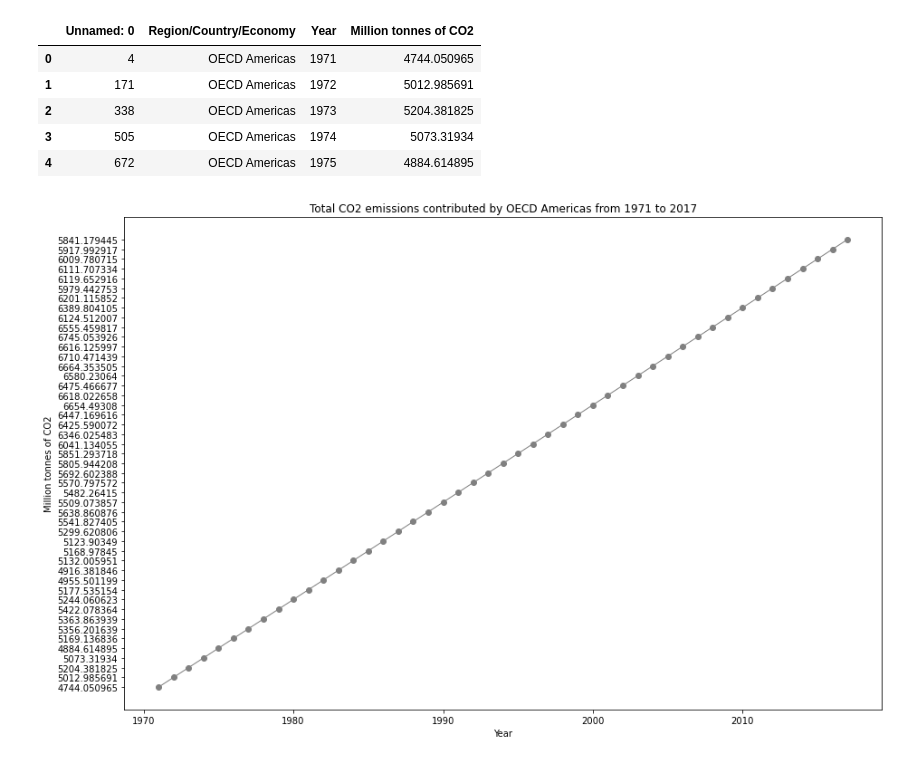
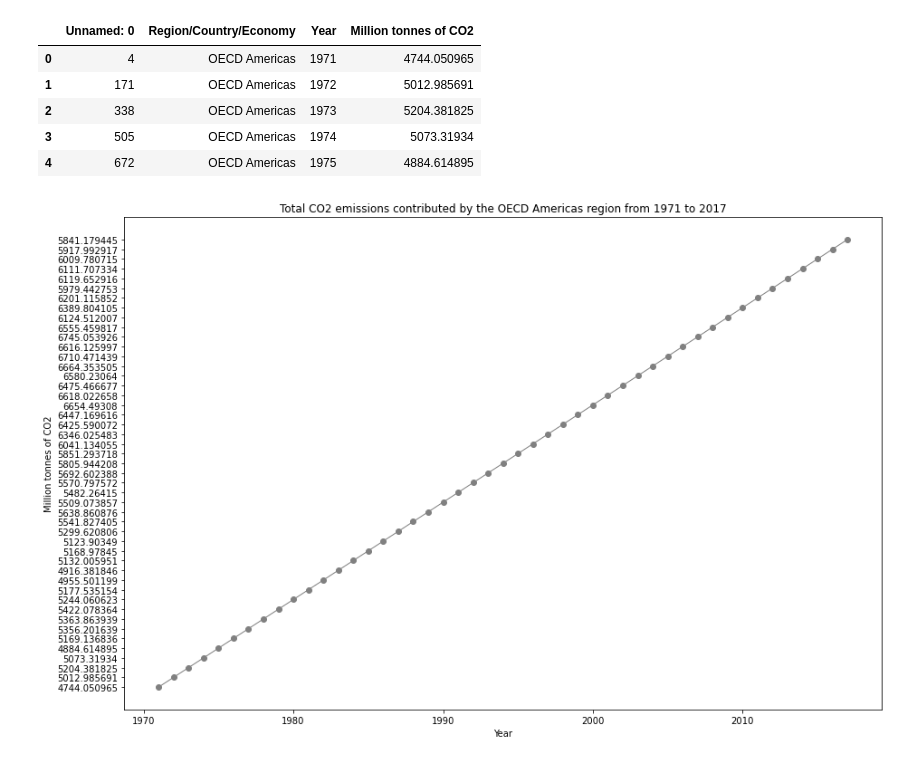
Before and after one commit to coreymcculley/Investigation-into-Carbon-Emmisions-and-Renenwable-Energy, a Jupyter notebook: rice bootcamp renewable resources project/co2_emissions.ipynb, the cells around one changed output. Saved outputs shown, nothing was run; the diff lists cells and outputs as text; code cells hidden in the pictures.

```diff
--- a/rice bootcamp renewable resources project/co2_emissions.ipynb
+++ b/rice bootcamp renewable resources project/co2_emissions.ipynb
@@ -356,15 +356,15 @@ americas_df.reset_index(drop=True).head()
 # %%
 x_axis = americas_df["Year"]
 mtco2e = americas_df["Million tonnes of CO2"]
 
 plt.figure(figsize=(15,10))
 
 plt.plot(x_axis,mtco2e,linewidth=1,marker="o",color="grey")
 
-plt.title("Total CO2 emissions contributed by OECD Americas from 1971 to 2017")
+plt.title("Total CO2 emissions contributed by the OECD Americas region from 1971 to 2017")
 plt.xlabel("Year")
 plt.ylabel("Million tonnes of CO2")
 
 plt.show()
 # %% [output]
-[figure, old version]
+[figure, new version]
```
Also changed, not shown: parts of 3 cells of this notebook.
